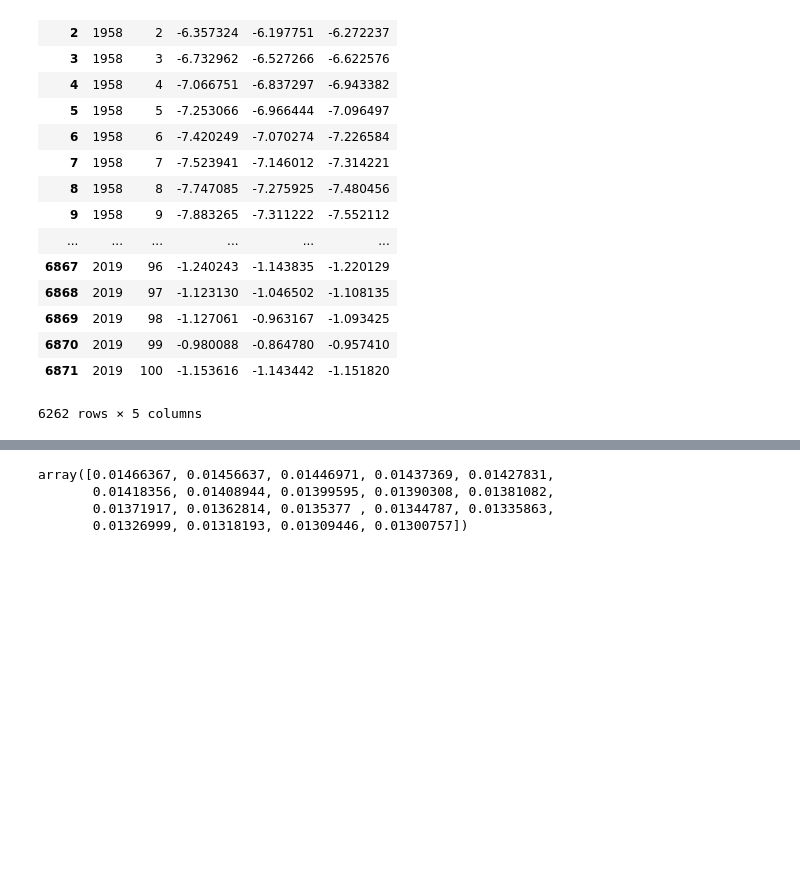
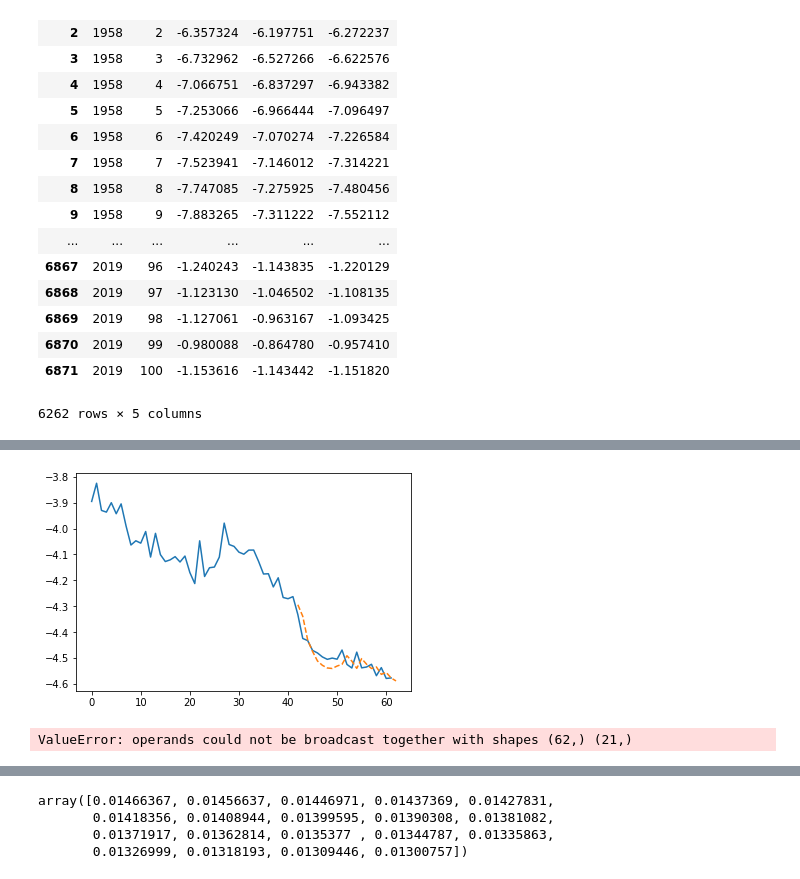
Before and after one commit to rogulforce/life_insurance_projekt, a Jupyter notebook: chujowy model.ipynb, the cells around one changed output, grey strips where cells are left out. Drawn from its saved outputs; the diff is of its cells as text; code cells hidden in the pictures; blank space fills up the shorter version.

```diff
--- a/chujowy model.ipynb
+++ b/chujowy model.ipynb
@@ -43,0 +75,54 @@ data = fm_cross_val.values.tolist()
+# %%
+# rolling window
+
+data = fm.values # (101 (age), 62 (years))
+
+W_lengths = [3, 4, 5, 6, 7, 8, 10]
+
+total_years = data.shape[1]
+estimated_from = 42
+lag = 1
+
+estimated_data_different_windows = []
+for window_size in W_lengths:
+
+    estimated_data = []
+
+    for i in range(total_years - estimated_from + 1):
+        trained_to = estimated_from + i
+        trained_from = trained_to - window_size
+        trained_data = data[:,trained_from:trained_to]
+        trained_time = np.arange(trained_from, trained_to)
+
+        b1 = ((trained_time[None,:] - trained_time.mean())*(trained_data-trained_data.mean(1)[:,None])).sum(1)/((trained_time - trained_time.mean())**2).sum()
+        b0 = trained_data.mean(1)-b1*trained_time.mean()
+        #b1 = b1[:, None]
+        #b0 = b0[:, None]
+
+        estimated_data.append(trained_to*b1 + b0)
+
+    estimated_data = np.array(estimated_data).T
+    estimated_data_different_windows.append(estimated_data)
+
+estimated_data_different_windows = np.array(estimated_data_different_windows) # shape (7 (windows number), 101 (age), 23 (years))
+
+
+estimated_data = estimated_data_different_windows.mean(0)
+estimated_time = np.arange(estimated_from, total_years + 1)
+
+plt.plot(data[age, :])
+plt.plot(estimated_time, estimated_data[age, :], '--')
+plt.show()
+# %% [output]
+[figure, added]
+# %%
+est = []
+err = []
+for i in range(len(data)):
+    t = np.linspace(0, 20, 21)
+    b1, b0 = np.polyfit(t[:10], data[i][:10], 1)
+    temp = t*b1 + b0
+    est.append(temp)
+    err.append(data[i] - temp)
+# %% [output]
+ValueError: operands could not be broadcast together with shapes (62,) (21,)
```
Also changed, not shown: parts of 9 cells of this notebook.
